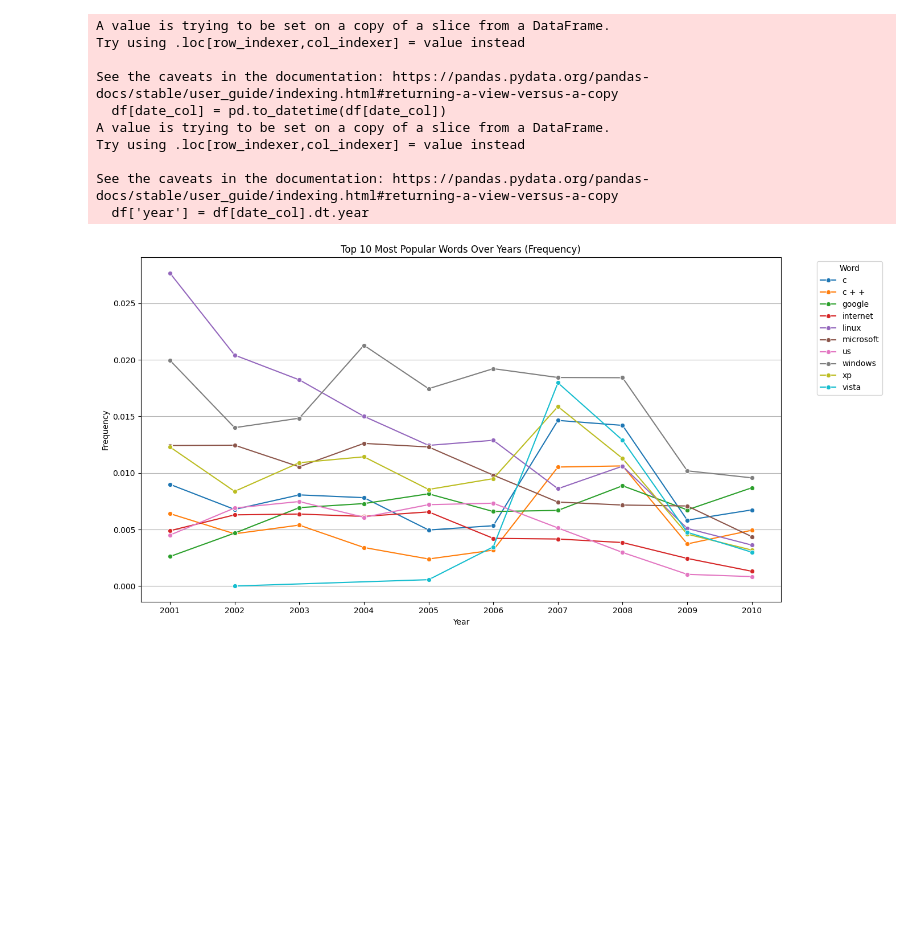
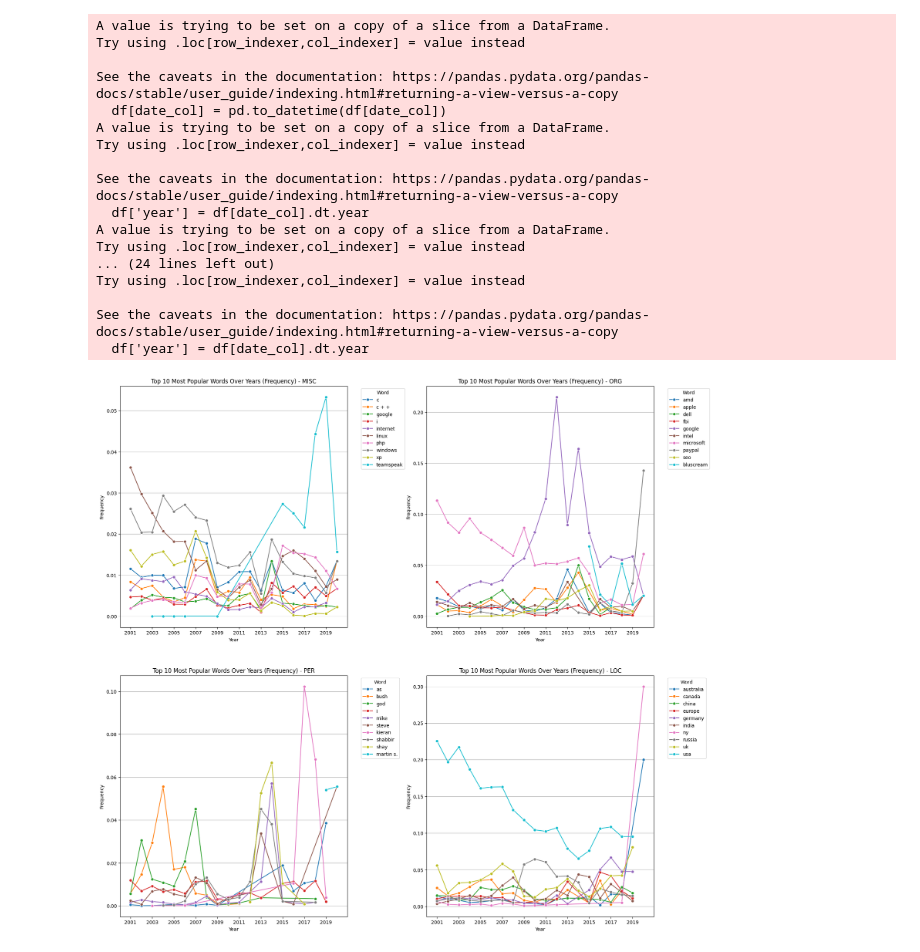
Before and after one commit to Rabjho/AU-Introduction-NLP, a Jupyter notebook: main.ipynb, the cells around one changed output. Cells and saved outputs as stored; diff of their text form; code cells hidden in the pictures; blank space fills up the shorter version.

```diff
--- a/main.ipynb
+++ b/main.ipynb
@@ -137,14 +158,35 @@ plot_top_words_frequency(cleaned_entity_df, top_n=10)
-# %%
-plot_top_words_frequency(cleaned_entity_df[cleaned_entity_df["year"] <= 2010], top_n=10)
-# %% [output]
-A value is trying to be set on a copy of a slice from a DataFrame.
-Try using .loc[row_indexer,col_indexer] = value instead
-
-See the caveats in the documentation: https://pandas.pydata.org/pandas-docs/stable/user_guide/indexing.html#returning-a-view-versus-a-copy
-  df[date_col] = pd.to_datetime(df[date_col])
-A value is trying to be set on a copy of a slice from a DataFrame.
-Try using .loc[row_indexer,col_indexer] = value instead
-
-See the caveats in the documentation: https://pandas.pydata.org/pandas-docs/stable/user_guide/indexing.html#returning-a-view-versus-a-copy
-  df['year'] = df[date_col].dt.year
-[figure, removed]
+# %%
+fig, axs = plt.subplots(2, 2, figsize=(20, 20))
+
+for ax, entity_group in zip(axs.flatten(), cleaned_entity_df["entity_group"].unique()):
+    n = 10
+    plot_top_words_frequency(cleaned_entity_df[cleaned_entity_df["entity_group"] == entity_group], top_n=n, ax=ax)
+
+    # Set xticks to be every 3 years
+    years = cleaned_entity_df['year'].unique()
+    years.sort()
+    ax.set_xticks(years[::2])
+
+    ax.set_title(f'Top {n} Most Popular Words Over Years (Frequency) - {entity_group}')
+
+# Adjust the spacing between subplots on the x-axis
+plt.subplots_adjust(wspace=0.35)
+# %% [output]
+A value is trying to be set on a copy of a slice from a DataFrame.
+Try using .loc[row_indexer,col_indexer] = value instead
+
+See the caveats in the documentation: https://pandas.pydata.org/pandas-docs/stable/user_guide/indexing.html#returning-a-view-versus-a-copy
+  df[date_col] = pd.to_datetime(df[date_col])
+A value is trying to be set on a copy of a slice from a DataFrame.
+Try using .loc[row_indexer,col_indexer] = value instead
+
+See the caveats in the documentation: https://pandas.pydata.org/pandas-docs/stable/user_guide/indexing.html#returning-a-view-versus-a-copy
+  df['year'] = df[date_col].dt.year
+A value is trying to be set on a copy of a slice from a DataFrame.
+Try using .loc[row_indexer,col_indexer] = value instead
+... (24 lines left out)
+Try using .loc[row_indexer,col_indexer] = value instead
+
+See the caveats in the documentation: https://pandas.pydata.org/pandas-docs/stable/user_guide/indexing.html#returning-a-view-versus-a-copy
+  df['year'] = df[date_col].dt.year
+[figure, added]
```
Also changed, not shown: parts of 6 cells of this notebook.
